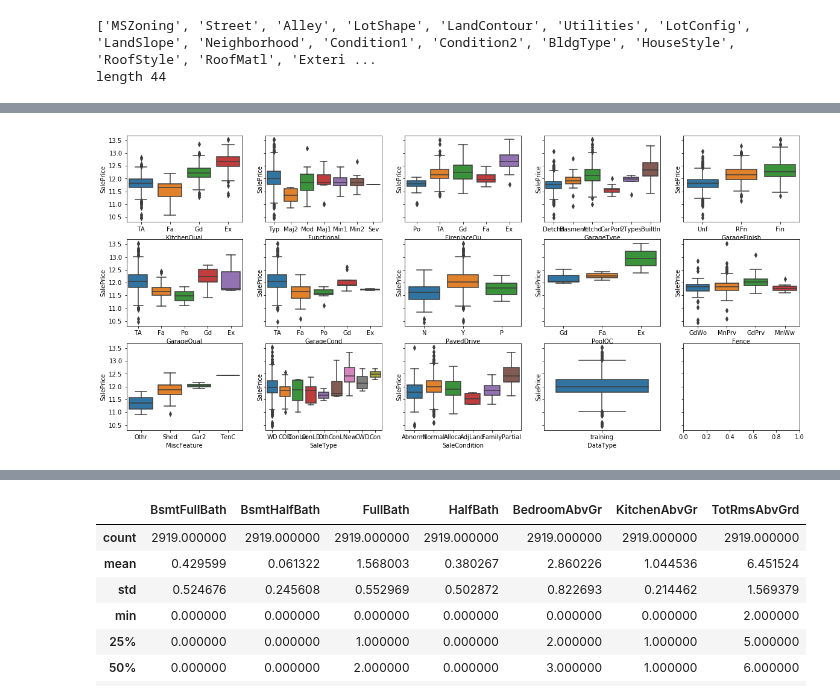
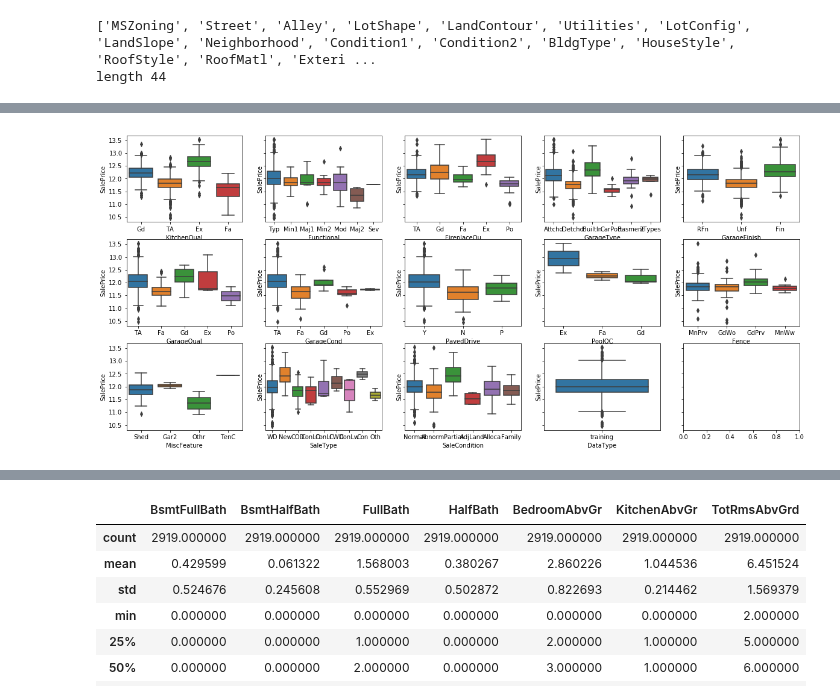
Before and after one commit to monthepp/kaggle, a Jupyter notebook: house_prices_advanced_regression_techniques/house_prices_advanced_regression_techniques.ipynb, the cells around one changed output, grey strips where cells are left out. Saved outputs shown, nothing was run; the diff lists cells and outputs as text; code cells hidden in the pictures.

```diff
--- a/house_prices_advanced_regression_techniques/house_prices_advanced_regression_techniques.ipynb
+++ b/house_prices_advanced_regression_techniques/house_prices_advanced_regression_techniques.ipynb
@@ -176,7 +174,7 @@ boxplot = boxplot5x3(train_sorted_df, by=col_object[15:30], column='SalePrice')
 # %%
 # box plot for last 15 features
-boxplot = boxplot5x3(train_sorted_df, by=col_object[30:], column='SalePrice')
+boxplot = boxplot5x3(data_df[data_df['DataType'] == 'training'], by=col_object[30:], column='SalePrice')
 # %% [output]
-[figure, old version]
+[figure, new version]
 # %%
 # feature extraction: LotFrontage
```
Also changed, not shown: parts of 29 cells of this notebook.
